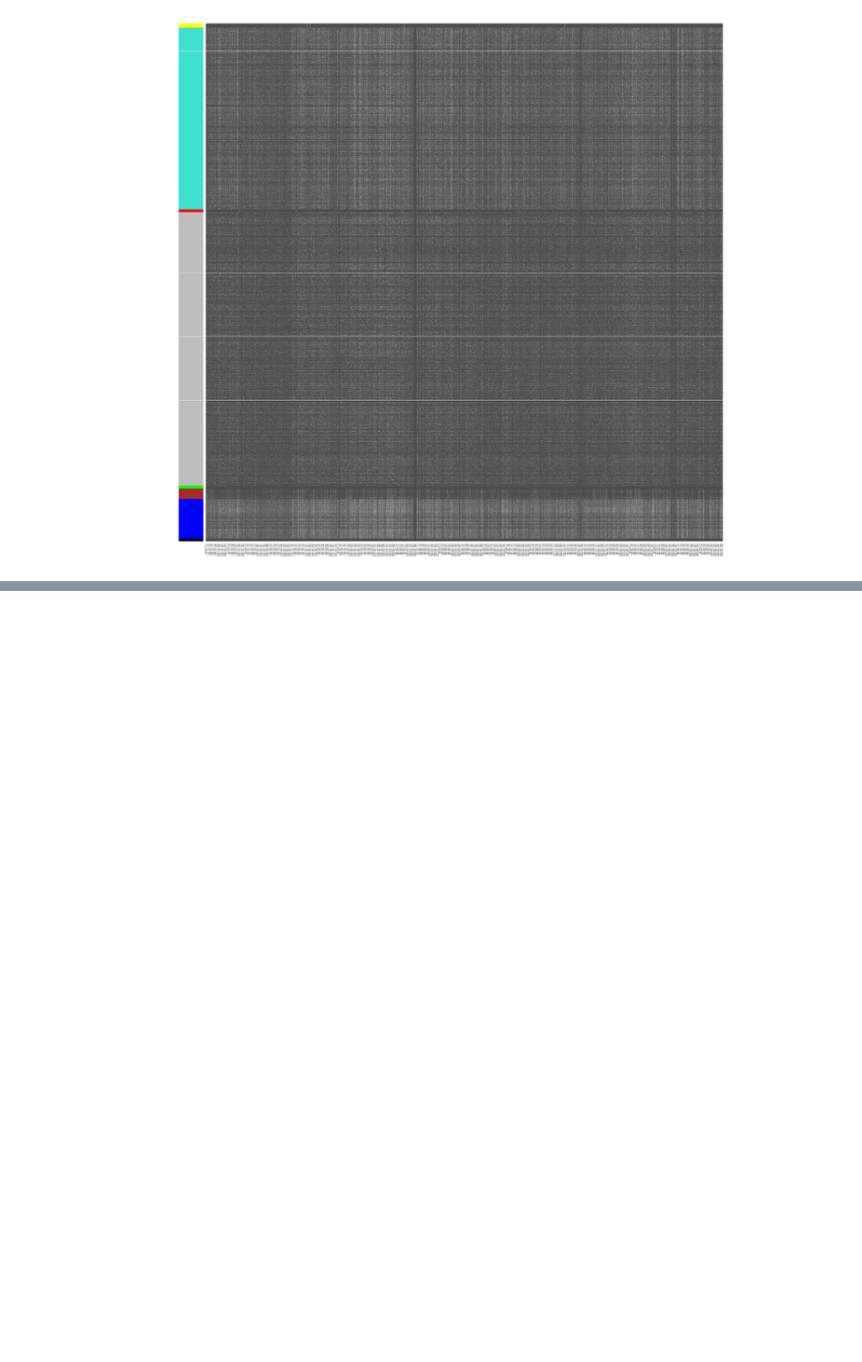
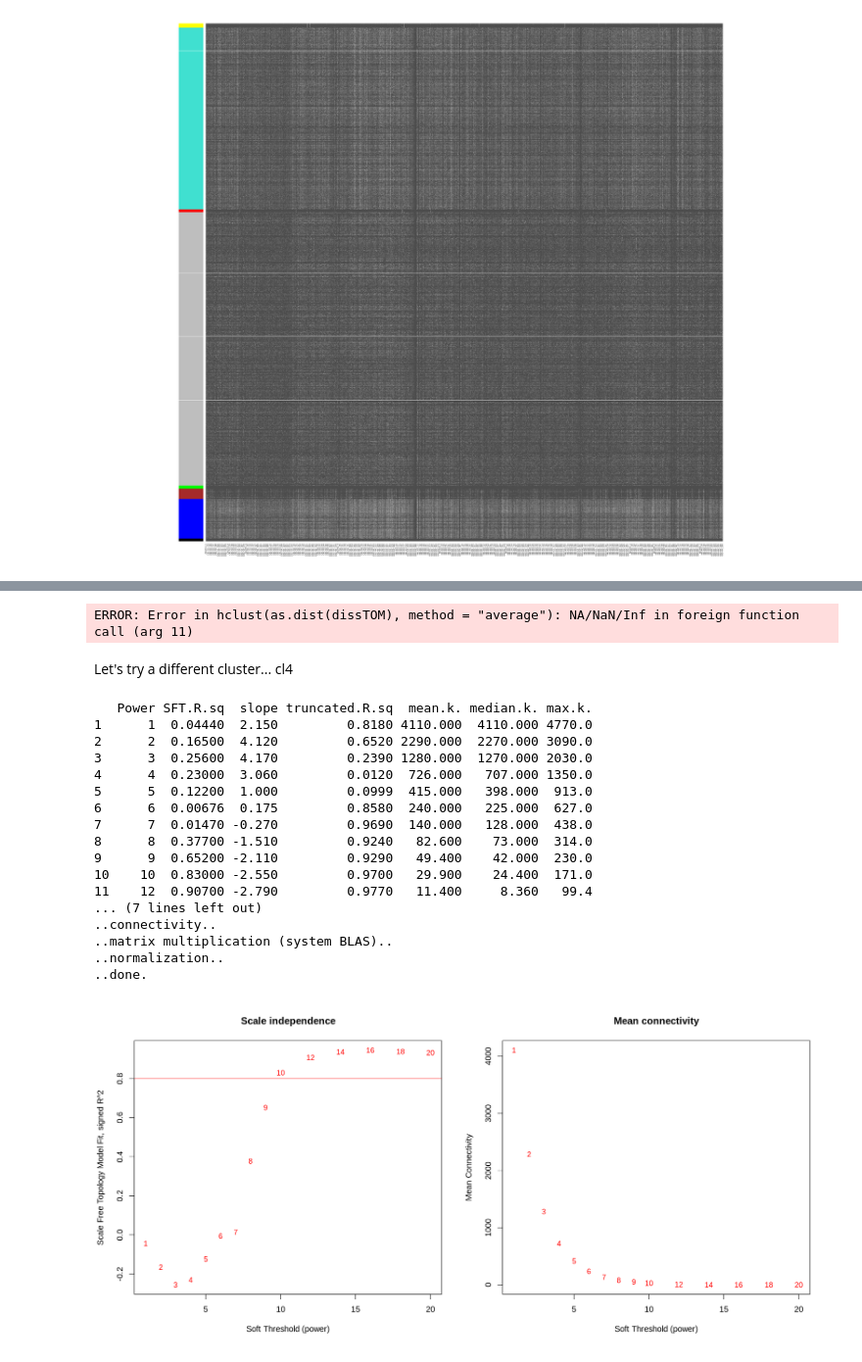
Before and after one commit to mtekman/scRNA_2020_salas, a Jupyter notebook: 4_wgcna.ipynb, the cells around one changed output, grey strips where cells are left out. Shown at 98% size. Cells and saved outputs as stored; diff of their text form; code cells hidden in the pictures; blank space fills up the shorter version.

```diff
--- a/4_wgcna.ipynb
+++ b/4_wgcna.ipynb
@@ -396,0 +612,68 @@ saveRDS(TOM, file="files/4_wgcna/TOM_7477.rds")
+# %%
+geneTree = hclust(as.dist(dissTOM), method="average");
+plot(geneTree, xlab="", sub="",cex=0.3)
+minModuleSize = 20;
+dynamicMods = cutreeDynamic(dendro = geneTree,  method="tree", minClusterSize = minModuleSize);
+table(dynamicMods)
+dynamicColors = labels2colors(dynamicMods)
+table(dynamicColors)
+plotDendroAndColors(geneTree, dynamicColors, "Dynamic Tree Cut",
+                    dendroLabels = FALSE, hang = 0.03, addGuide = TRUE,
+                    guideHang = 0.05, main = "Gene dendrogram and module colors")
+options(repr.plot.width= 20, repr.plot.height = 15)
+diag(dissTOM) = NA;
+TOMplot(dissTOM^4, geneTree, as.character(dynamicColors))
+# %% [output]
+ERROR: Error in hclust(as.dist(dissTOM), method = "average"): NA/NaN/Inf in foreign function call (arg 11)
+# %% [markdown]
+Let's try a different cluster... cl4
+# %%
+options(repr.plot.width= 15, repr.plot.height = 7)
+# Subset to cluster 4 (550 cells)
+datExpr = mydata.trans[sc@cpart==4,SubGeneNames]
+powers = c(c(1:10), seq(from = 12, to=20, by=2));
+sft = pickSoftThreshold(datExpr, dataIsExpr = TRUE, powerVector = powers,
+                        corFnc = cor, corOptions = list(use = 'p'),
+                        networkType = "signed")
+
+par(mfrow = c(1,2))
+cex1 = 0.9
+softPower = 8
+
+plot(sft$fitIndices[,1], -sign(sft$fitIndices[,3])*sft$fitIndices[,2],
+     xlab="Soft Threshold (power)",
+     ylab="Scale Free Topology Model Fit, signed R^2",
+     type="n", main = paste("Scale independence"))
+text(sft$fitIndices[,1], -sign(sft$fitIndices[,3])*sft$fitIndices[,2],
+     labels=powers,cex=cex1,col="red")
+abline(h=0.80,col="red")
+plot(sft$fitIndices[,1], sft$fitIndices[,5],
+     xlab="Soft Threshold (power)", ylab="Mean Connectivity",
+     type="n",main = paste("Mean connectivity"))
+text(sft$fitIndices[,1], sft$fitIndices[,5],
+     labels=powers, cex=cex1, col="red")
+
+adj = adjacency(datExpr, type = "signed", power = softPower)
+TOM = TOMsimilarityFromExpr(datExpr, networkType = "signed",
+                            TOMType = "signed", power = softPower)
+colnames(TOM) = rownames(TOM) = SubGeneNames
+dissTOM = 1 - TOM
+# %% [output]
+   Power SFT.R.sq  slope truncated.R.sq  mean.k. median.k. max.k.
+1      1  0.04440  2.150         0.8180 4110.000  4110.000 4770.0
+2      2  0.16500  4.120         0.6520 2290.000  2270.000 3090.0
+3      3  0.25600  4.170         0.2390 1280.000  1270.000 2030.0
+4      4  0.23000  3.060         0.0120  726.000   707.000 1350.0
+5      5  0.12200  1.000         0.0999  415.000   398.000  913.0
+6      6  0.00676  0.175         0.8580  240.000   225.000  627.0
+7      7  0.01470 -0.270         0.9690  140.000   128.000  438.0
+8      8  0.37700 -1.510         0.9240   82.600    73.000  314.0
+9      9  0.65200 -2.110         0.9290   49.400    42.000  230.0
+10    10  0.83000 -2.550         0.9700   29.900    24.400  171.0
+11    12  0.90700 -2.790         0.9770   11.400     8.360   99.4
+... (7 lines left out)
+..connectivity..
+..matrix multiplication (system BLAS)..
+..normalization..
+..done.
+[figure, added]
```
Also changed, not shown: parts of 37 cells of this notebook.
